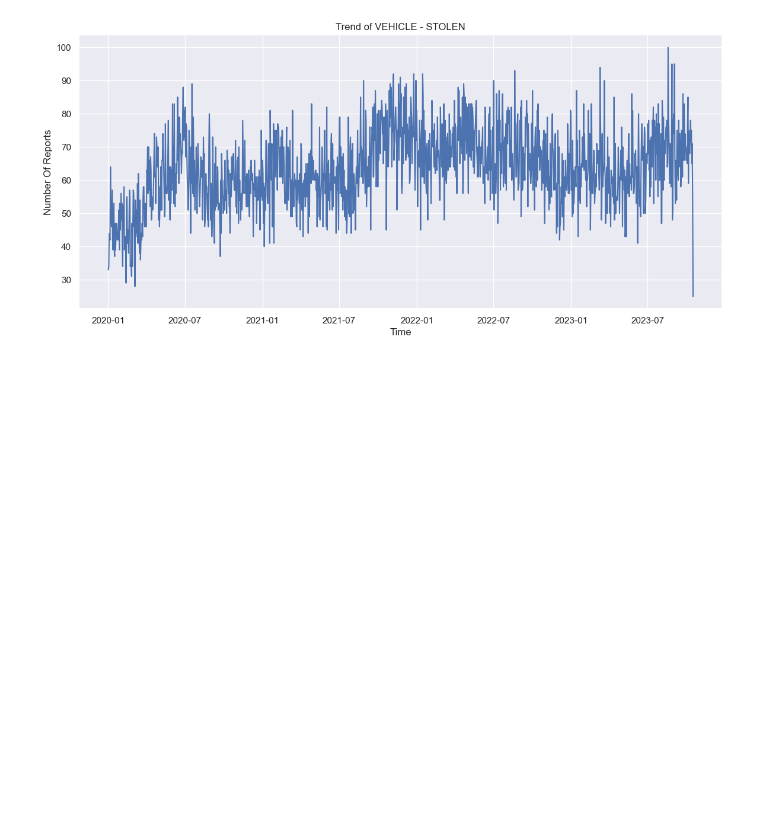
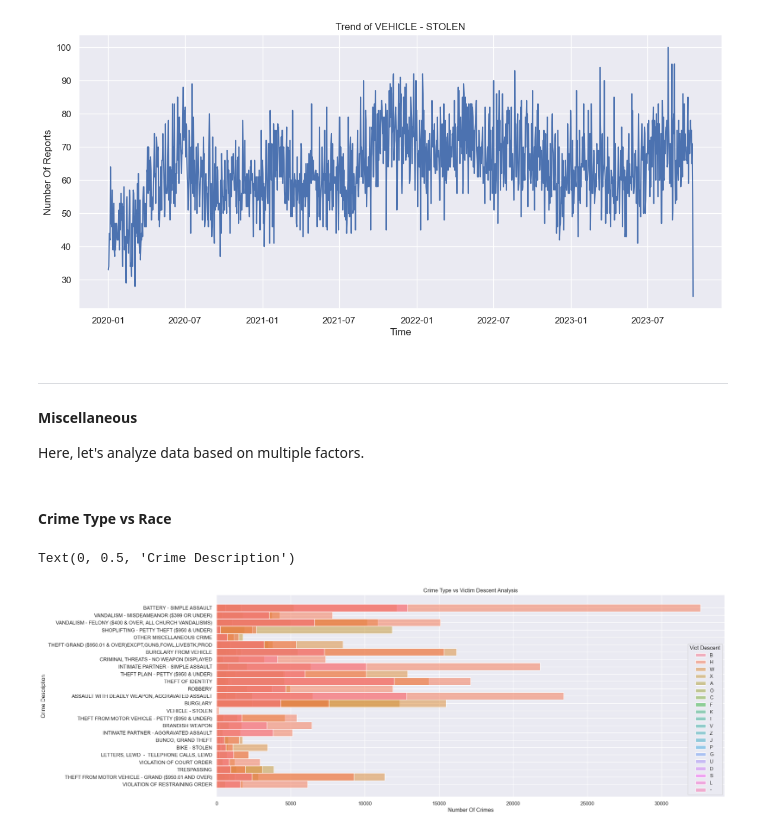
Before and after one commit to RishabhHM/Analyzing-Crime-In-LA, a Jupyter notebook: Crime_In_LA.ipynb, the cells around one changed output. Saved outputs shown, nothing was run; the diff lists cells and outputs as text; code cells hidden in the pictures; blank space fills up the shorter version.

Commit message:
🚧 chore : EDA - Miscellaneous Attributes

```diff
--- a/Crime_In_LA.ipynb
+++ b/Crime_In_LA.ipynb
@@ -537,7 +540,8 @@ The graph clearly indicates that the Central area experiences the highest crime
 Now, let's explore the type of crimes that occur thorughout Los Angeles.
 # %%
 crime_type = df[['Crm Cd', 'Crm Cd Desc']]
-top_10_crime = crime_type.groupby(['Crm Cd', 'Crm Cd Desc']).size().sort_values(ascending=False).head(10)
+crime_type = crime_type.groupby(['Crm Cd', 'Crm Cd Desc']).size().sort_values(ascending=False)
+top_10_crime = crime_type.head(10)
 top_10_crime
 # %% [output]
 Crm Cd  Crm Cd Desc
@@ -569,3 +573,26 @@ plt.ylabel('Number Of Reports')
 # %% [output]
 Text(0, 0.5, 'Number Of Reports')
 [figure]
+# %% [markdown]
+<hr>
+
+#### Miscellaneous
+
+Here, let's analyze data based on multiple factors.
+# %% [markdown]
+#### Crime Type vs Race
+# %%
+crime_with_5K_cases = crime_type[crime_type.values > 5000]
+crime_desc_list = [i[1] for i in crime_with_5K_cases.index]
+
+crimeTyp_race = df[df['Crm Cd Desc'].isin(crime_desc_list)].loc[:, ['Crm Cd', 'Crm Cd Desc', 'Vict Descent']]
+
+plt.figure(figsize = (20,8))
+sns.histplot(data=crimeTyp_race, y='Crm Cd Desc', hue='Vict Descent')
+
+plt.title("Crime Type vs Victim Descent Analysis")
+plt.xlabel('Number Of Crimes')
+plt.ylabel('Crime Description')
+# %% [output]
+Text(0, 0.5, 'Crime Description')
+[figure, added]
```
Also changed, not shown: parts of 21 cells of this notebook, 1 other file.
